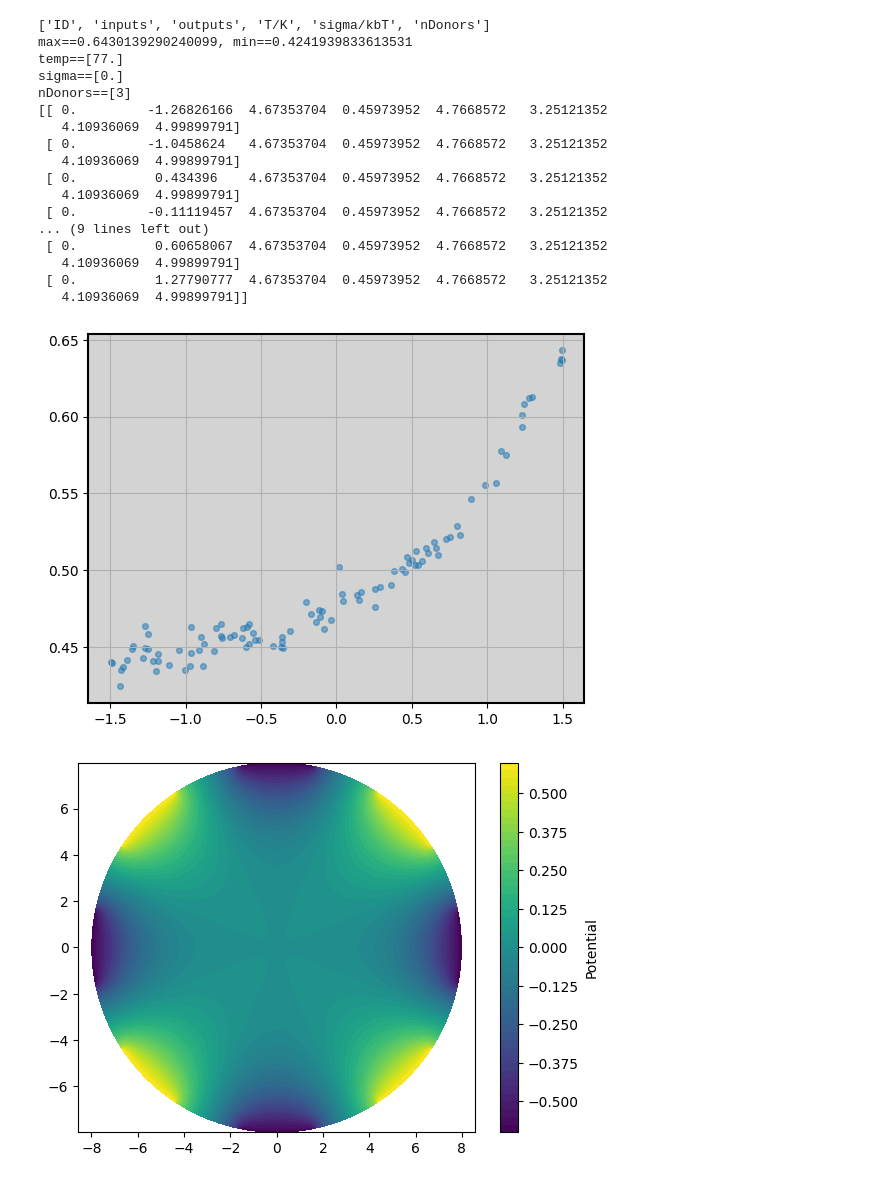
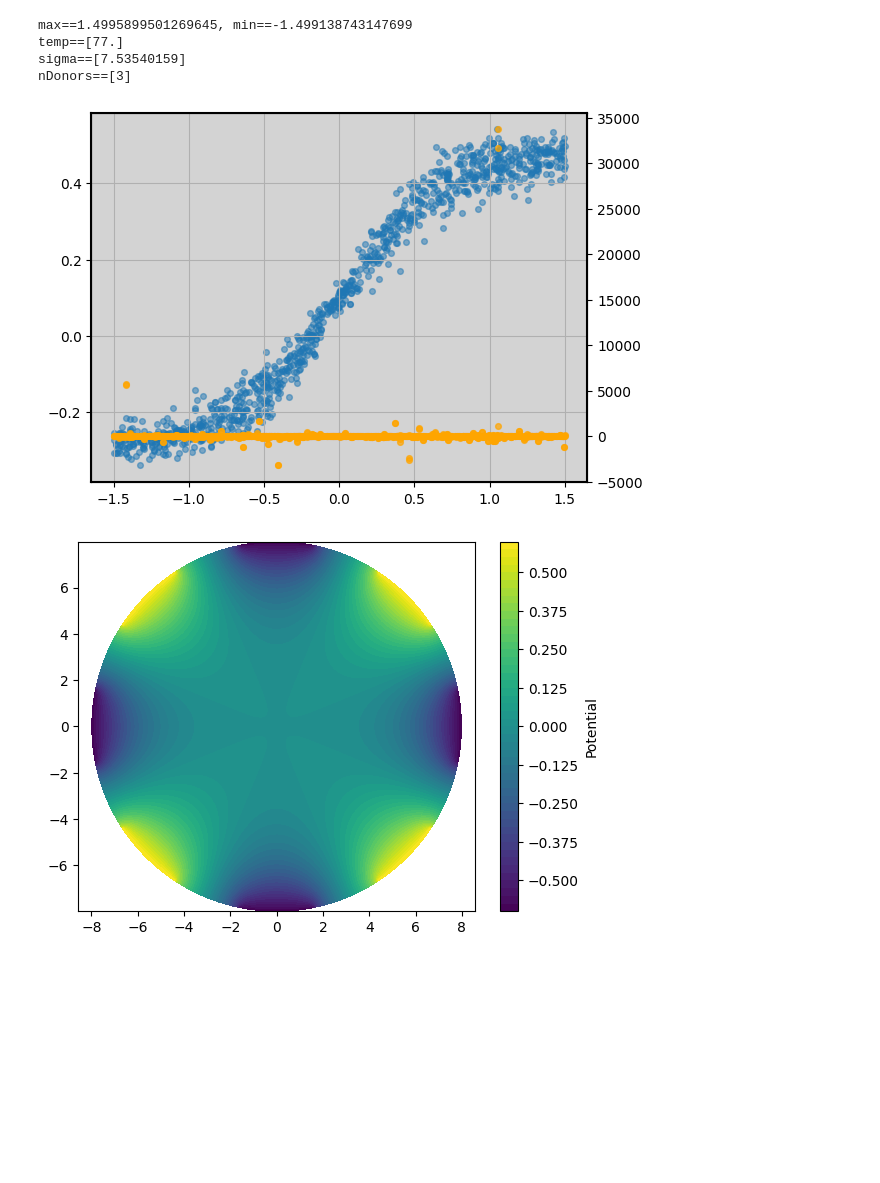
Before and after one commit to jwass1997/KMC_V1.1, a Jupyter notebook: test.ipynb, the cells around one changed output. Saved outputs shown, nothing was run; the diff lists cells and outputs as text; code cells hidden in the pictures; blank space fills up the shorter version.

```diff
--- a/test.ipynb
+++ b/test.ipynb
@@ -8,58 +8,58 @@ import torch.nn as nn
 from torch.utils.data import Dataset
 from torch.utils.data import DataLoader
 # %%
-batch_0 = np.load("currentData/batch_0.npz")
-batch_1 = np.load("currentData/batch_4.npz")
-print(batch_0.files)
-inputs = batch_1["inputs"]
-outputs = batch_1["outputs"]
+def calculate_slopes(X: np.array, fX: np.array):
 
-max_output = outputs.max()
-min_output = outputs.min()
+    if X.shape != fX.shape:
+        return "Shapes do not match"
+
+    idx = np.argsort(X)
+
+    Xs = X[idx]
+    fXs = fX[idx]
+
+    v_mid = (Xs[1:] + Xs[:-1]) / 2.0
+    slopes = (fXs[1:] - fXs[:-1]) / (Xs[1:] - Xs[:-1])
+
+    return v_mid, slopes
+
+batch_1 = np.load("currentData/batch_1.npz")
+
+X = batch_1["inputs"][:, 1]
+fX = batch_1["outputs"]
+
+idx = np.argsort(X)
+Xs = X[idx]
+fXs = fX[idx]
+
+dI_dV = np.gradient(fXs, Xs)
+
+max_output = X.max()
+min_output = X.min()
 
 print(f"max=={max_output}, min=={min_output}")
 print(f"temp=={batch_1['T/K']}\n"
       f"sigma=={batch_1['sigma/kbT']}\n"
       f"nDonors=={batch_1['nDonors']}")
 
-print(inputs[:10, :])
-
 fig, ax = plt.subplots()
-
-""" ax.scatter(
-    batch_0["inputs"][:, 1],
-    batch_0["outputs"],
-    alpha=0.5,
-    s=17) """
+ax2 = ax.twinx()
 
 ax.scatter(
     batch_1["inputs"][:, 1],
     batch_1["outputs"],
     alpha=0.5,
     s=17)
-
+ax2.scatter(Xs, dI_dV, s=17, alpha=.7, c="orange")
 ax.grid(True)
 ax.spines[["top", "bottom", "left", "right"]].set_linewidth(1.5)
 ax.set_facecolor("lightgrey")
 # %% [output]
-['ID', 'inputs', 'outputs', 'T/K', 'sigma/kbT', 'nDonors']
-max==0.6430139290240099, min==0.4241939833613531
+max==1.4995899501269645, min==-1.499138743147699
 temp==[77.]
-sigma==[0.]
+sigma==[7.53540159]
 nDonors==[3]
-[[ 0.         -1.26826166  4.67353704  0.45973952  4.7668572   3.25121352
-   4.10936069  4.99899791]
- [ 0.         -1.0458624   4.67353704  0.45973952  4.7668572   3.25121352
-   4.10936069  4.99899791]
- [ 0.          0.434396    4.67353704  0.45973952  4.7668572   3.25121352
-   4.10936069  4.99899791]
- [ 0.         -0.11119457  4.67353704  0.45973952  4.7668572   3.25121352
-... (9 lines left out)
- [ 0.          0.60658067  4.67353704  0.45973952  4.7668572   3.25121352
-   4.10936069  4.99899791]
- [ 0.          1.27790777  4.67353704  0.45973952  4.7668572   3.25121352
-   4.10936069  4.99899791]]
-[figure, old version]
+[figure, new version]
 # %%
 class CustomDataset(torch.utils.data.Dataset):
     def __init__(self,
```
Also changed, not shown: 5 other files.
